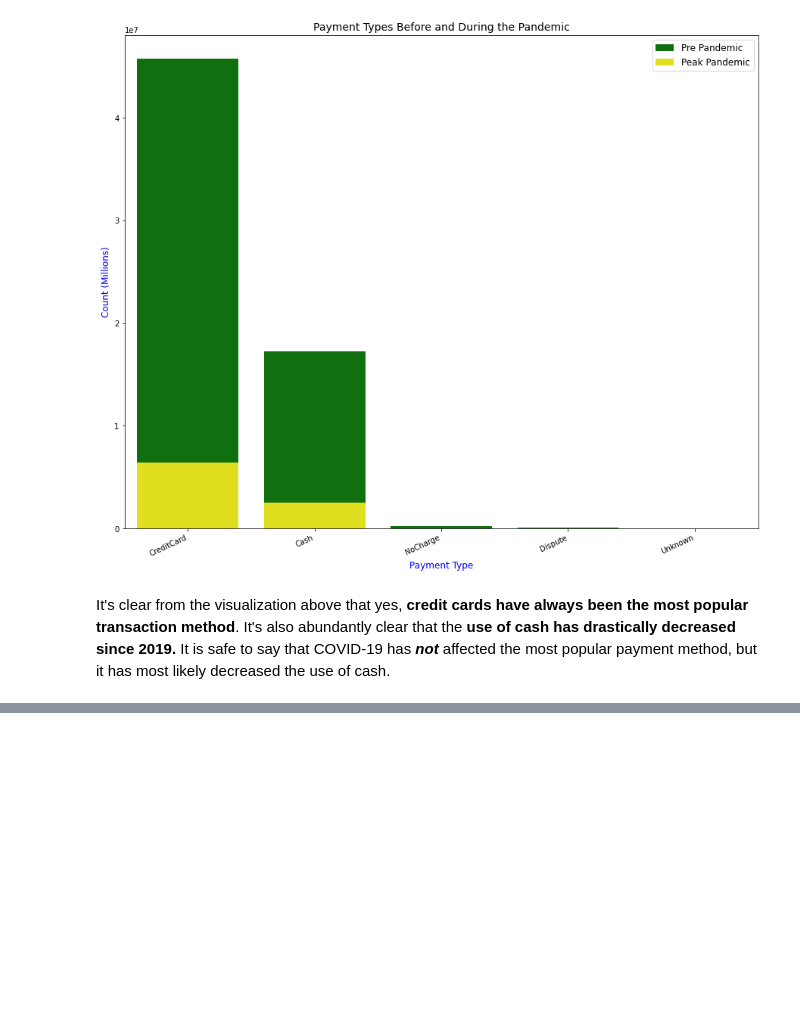
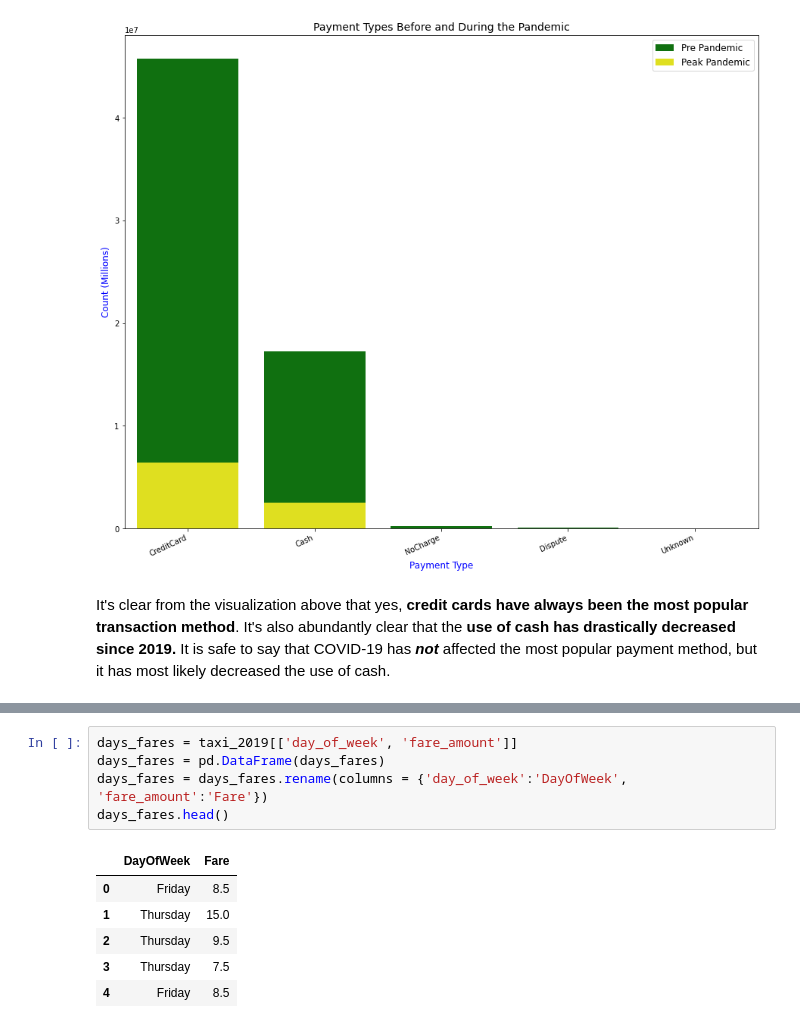
Before and after one commit to samtuleen/nyc-taxis-vs-covid, a Jupyter notebook: notebook1.ipynb, the cells around one changed output, grey strips where cells are left out. Cells and saved outputs as stored; diff of their text form; blank space fills up the shorter version.

```diff
--- a/notebook1.ipynb
+++ b/notebook1.ipynb
@@ -224,0 +231,12 @@ It's clear from the visualization above that yes, **credit cards have always bee
+# %%
+days_fares = taxi_2019[['day_of_week', 'fare_amount']]
+days_fares = pd.DataFrame(days_fares)
+days_fares = days_fares.rename(columns = {'day_of_week':'DayOfWeek', 'fare_amount':'Fare'})
+days_fares.head()
+# %% [output]
+|  | DayOfWeek | Fare |
+| 0 | Friday | 8.5 |
+| 1 | Thursday | 15.0 |
+| 2 | Thursday | 9.5 |
+| 3 | Thursday | 7.5 |
+| 4 | Friday | 8.5 |
```
Also changed, not shown: parts of 6 cells of this notebook.
